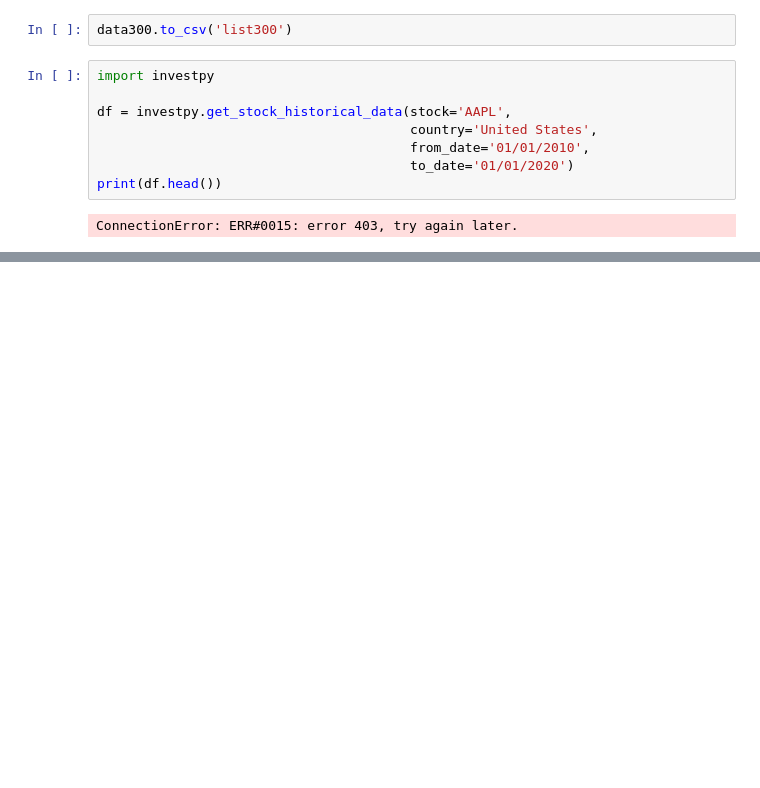
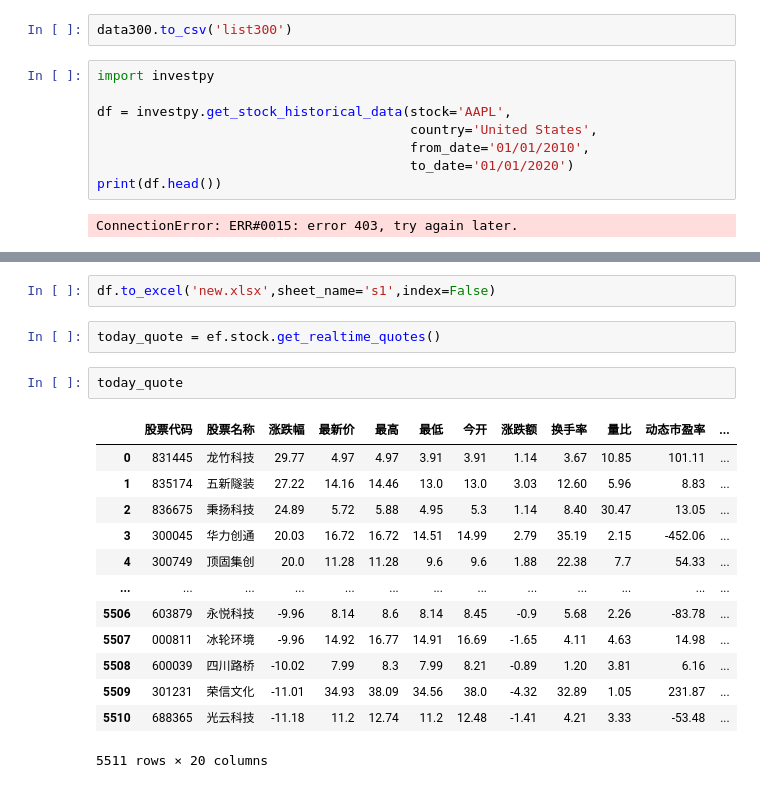
Before and after one commit to controlyy/finc, a Jupyter notebook: misc/efinance.ipynb, the cells around one changed output, grey strips where cells are left out. Saved outputs shown, nothing was run; the diff lists cells and outputs as text; blank space fills up the shorter version.

```diff
--- a/misc/efinance.ipynb
+++ b/misc/efinance.ipynb
@@ -181,0 +239,20 @@ NameError: name 'ef' is not defined
+# %%
+df.to_excel('new.xlsx',sheet_name='s1',index=False)
+# %%
+today_quote = ef.stock.get_realtime_quotes()
+# %%
+today_quote
+# %% [output]
+|  | 股票代码 | 股票名称 | 涨跌幅 | 最新价 | 最高 | 最低 | 今开 | 涨跌额 | 换手率 | 量比 | 动态市盈率 | ... |
+| 0 | 831445 | 龙竹科技 | 29.77 | 4.97 | 4.97 | 3.91 | 3.91 | 1.14 | 3.67 | 10.85 | 101.11 | ... |
+| 1 | 835174 | 五新隧装 | 27.22 | 14.16 | 14.46 | 13.0 | 13.0 | 3.03 | 12.60 | 5.96 | 8.83 | ... |
+| 2 | 836675 | 秉扬科技 | 24.89 | 5.72 | 5.88 | 4.95 | 5.3 | 1.14 | 8.40 | 30.47 | 13.05 | ... |
+| 3 | 300045 | 华力创通 | 20.03 | 16.72 | 16.72 | 14.51 | 14.99 | 2.79 | 35.19 | 2.15 | -452.06 | ... |
+| 4 | 300749 | 顶固集创 | 20.0 | 11.28 | 11.28 | 9.6 | 9.6 | 1.88 | 22.38 | 7.7 | 54.33 | ... |
+| ... | ... | ... | ... | ... | ... | ... | ... | ... | ... | ... | ... | ... |
+| 5506 | 603879 | 永悦科技 | -9.96 | 8.14 | 8.6 | 8.14 | 8.45 | -0.9 | 5.68 | 2.26 | -83.78 | ... |
+| 5507 | 000811 | 冰轮环境 | -9.96 | 14.92 | 16.77 | 14.91 | 16.69 | -1.65 | 4.11 | 4.63 | 14.98 | ... |
+| 5508 | 600039 | 四川路桥 | -10.02 | 7.99 | 8.3 | 7.99 | 8.21 | -0.89 | 1.20 | 3.81 | 6.16 | ... |
+| 5509 | 301231 | 荣信文化 | -11.01 | 34.93 | 38.09 | 34.56 | 38.0 | -4.32 | 32.89 | 1.05 | 231.87 | ... |
+| 5510 | 688365 | 光云科技 | -11.18 | 11.2 | 12.74 | 11.2 | 12.48 | -1.41 | 4.21 | 3.33 | -53.48 | ... |
+5511 rows × 20 columns
```
Also changed, not shown: parts of 19 cells of this notebook, 4 other files.
